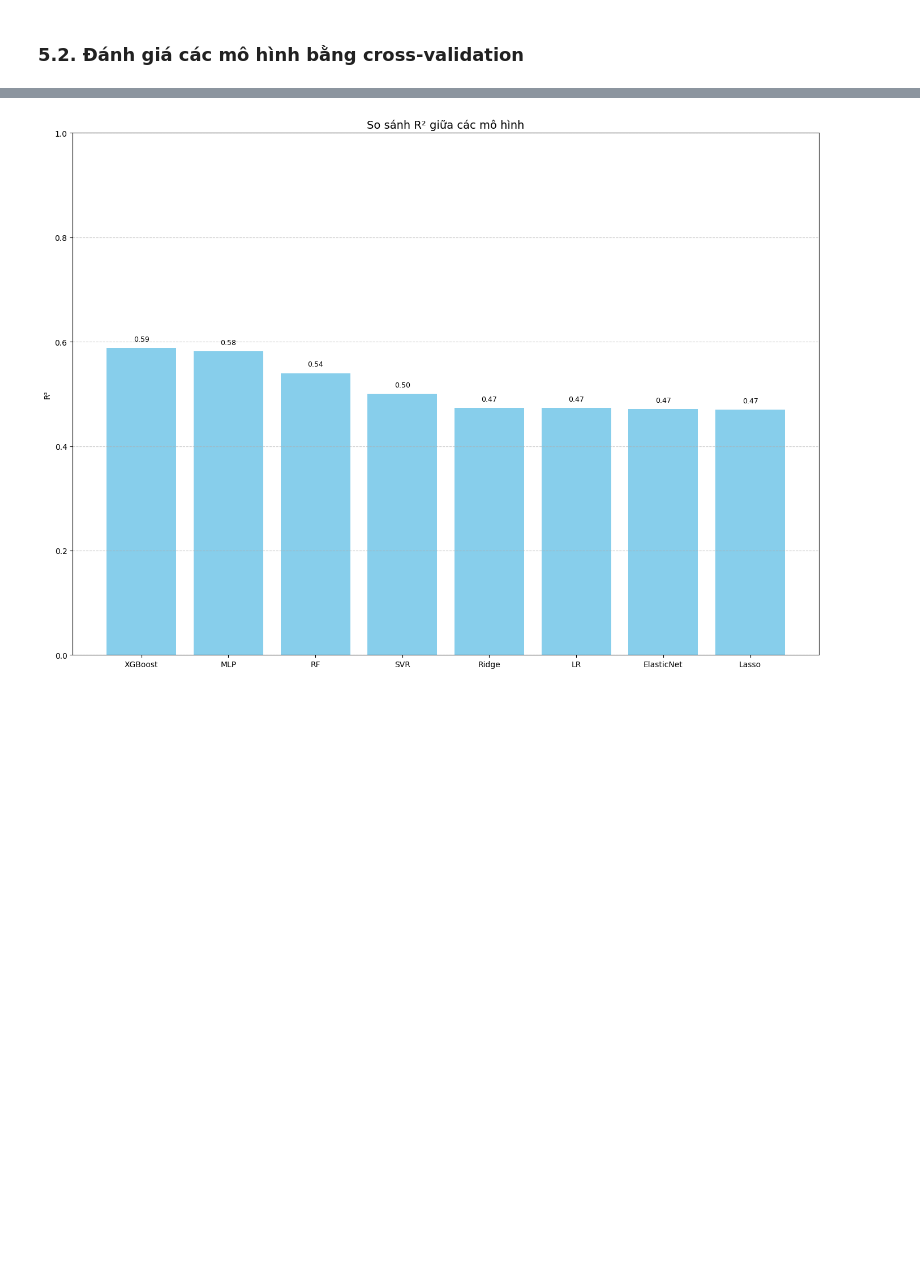
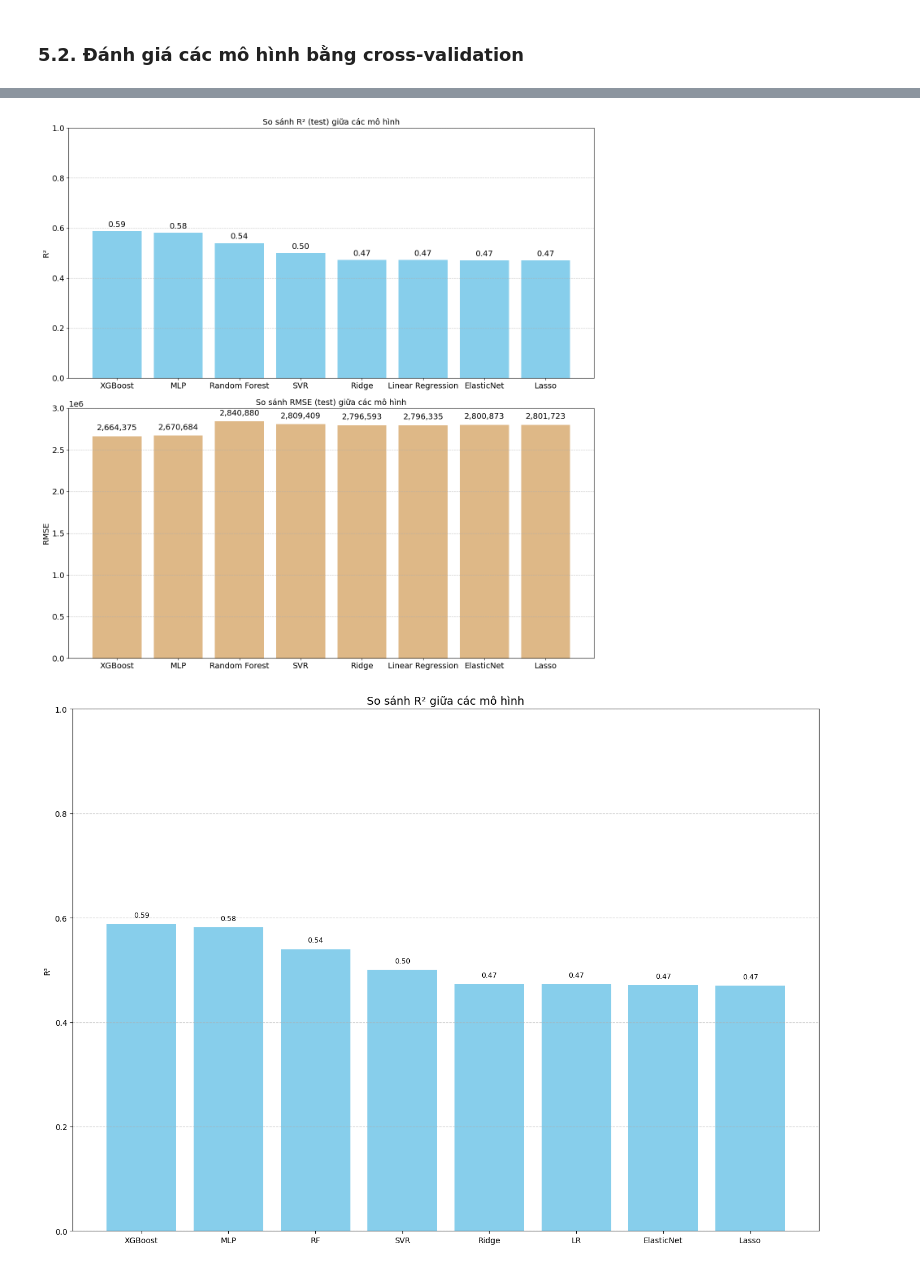
Before and after one commit to diabetes-project/diabetes, a Jupyter notebook: diabetes_final_251125.ipynb, the cells around one changed output, grey strips where cells are left out. Saved outputs shown, nothing was run; the diff lists cells and outputs as text; code cells hidden in the pictures; blank space fills up the shorter version.

```diff
--- a/diabetes_final_251125.ipynb
+++ b/diabetes_final_251125.ipynb
@@ -777,3 +838,78 @@ R² (test): 0.5812, RMSE (test): 2670683.6428
+# %%
+import matplotlib.pyplot as plt
+
+# =========================
+# Set font size toàn cục
+# =========================
+plt.rcParams.update({
+    'font.size': 14,
+    'axes.titlesize': 14,
+    'axes.labelsize': 14,
+    'xtick.labelsize': 14,
+    'ytick.labelsize': 14,
+    'legend.fontsize': 14
+})
+
+plt.figure(figsize=(14, 14))
+
+# =========================
+# Biểu đồ R² (test) – trên
+# =========================
+plt.subplot(2, 1, 1)
+ax1 = plt.gca()
+bars1 = ax1.bar(
+    results_df['Model'],
+    results_df['R² (test)'],
+    color='skyblue'
+)
+
+plt.title('So sánh R² (test) giữa các mô hình')
+plt.ylabel('R²')
+plt.ylim(0, 1)
+plt.grid(axis='y', linestyle='--', alpha=0.7)
+
+# Nhãn giá trị
+for bar in bars1:
+    height = bar.get_height()
+    ax1.text(
+        bar.get_x() + bar.get_width() / 2,
+        height + 0.01,
+        f'{height:.2f}',
+        ha='center',
+        va='bottom'
+    )
+
+# =========================
+# Biểu đồ RMSE (test) – dưới
+# =========================
+plt.subplot(2, 1, 2)
+ax2 = plt.gca()
+bars2 = ax2.bar(
+    results_df['Model'],
+    results_df['RMSE (test)'],
+    color='burlywood'
+)
+
+plt.title('So sánh RMSE (test) giữa các mô hình')
+plt.ylabel('RMSE')
+plt.ylim(0, 3e6)
+plt.grid(axis='y', linestyle='--', alpha=0.7)
+
+# Nhãn giá trị
+for bar in bars2:
+    height = bar.get_height()
+    ax2.text(
+        bar.get_x() + bar.get_width() / 2,
+        height + 5e4,
+        f'{height:,.0f}',
+        ha='center',
+        va='bottom'
+    )
+
+plt.tight_layout()
+plt.show()
+# %% [output]
+[figure, added]
 # %%
 import matplotlib.pyplot as plt
 
```
Also changed, not shown: parts of 1 cell of this notebook, 2 other files.
